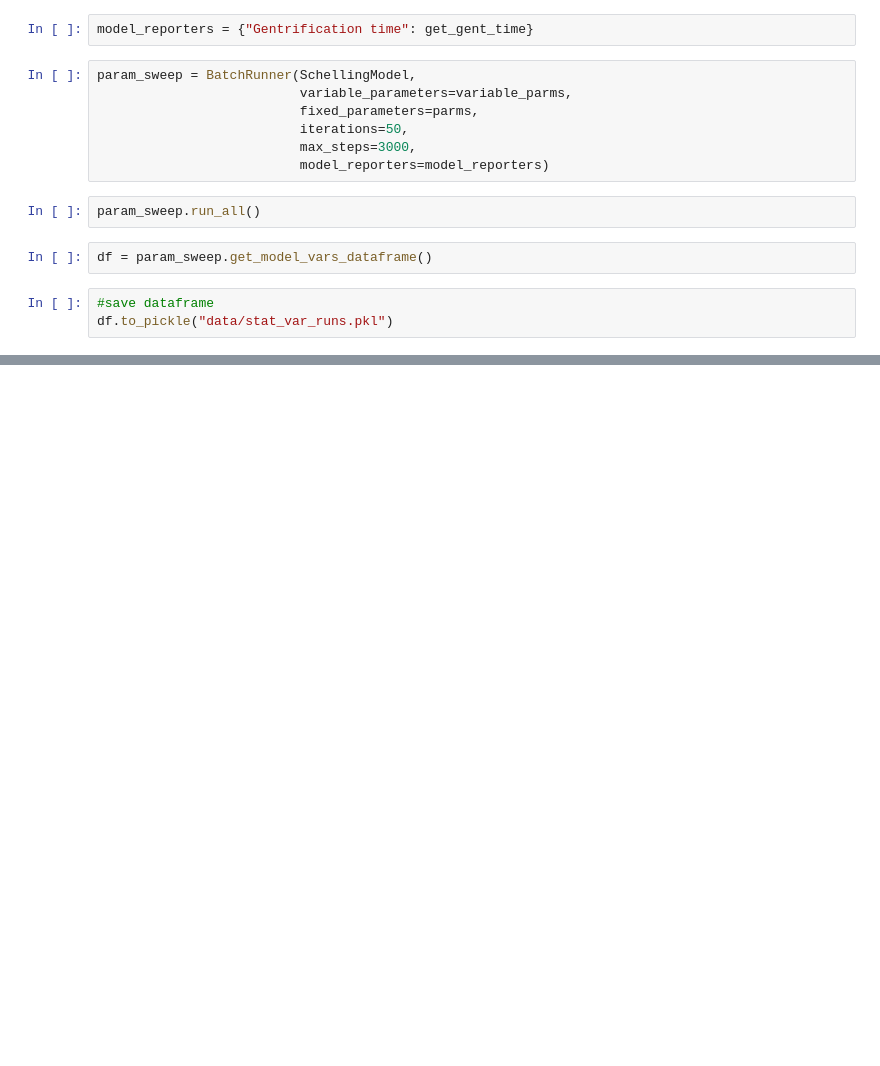
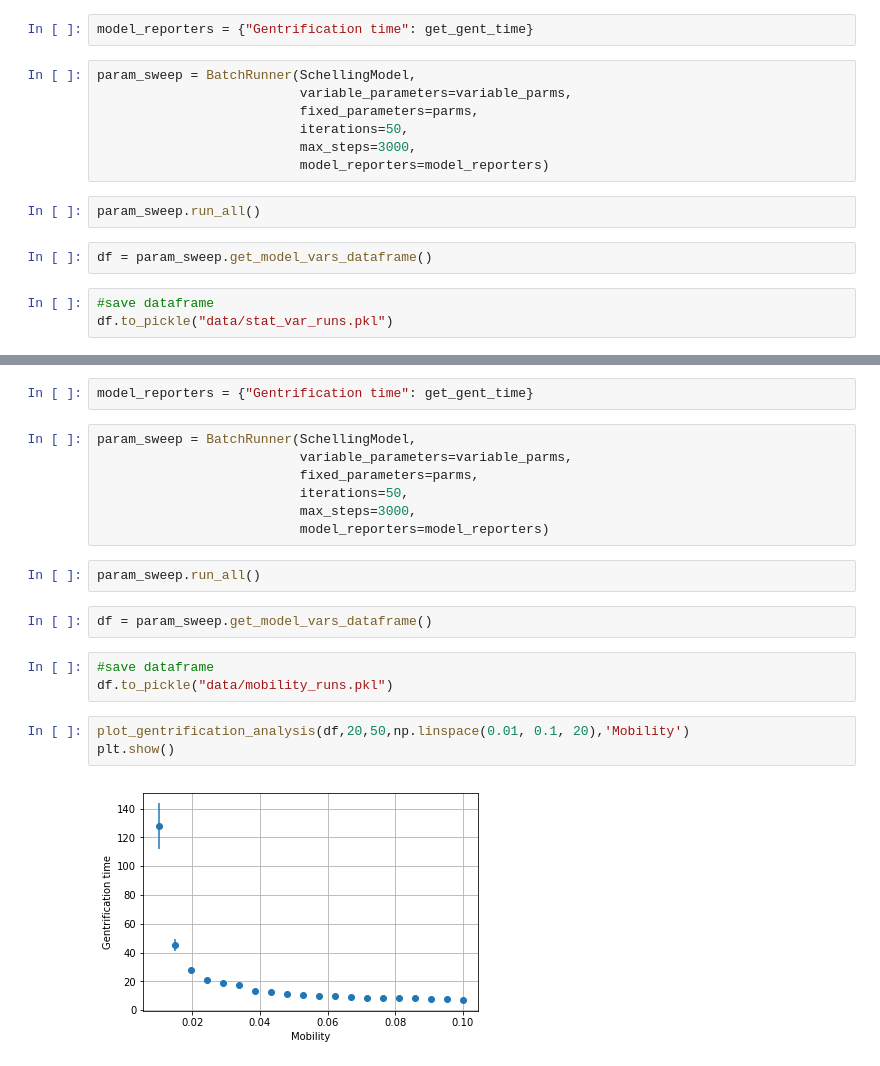
Before and after one commit to BerendNannes/ABMproject, a Jupyter notebook: Code/Shared/analysis.ipynb, the cells around one changed output, grey strips where cells are left out. Drawn from its saved outputs; the diff is of its cells as text; blank space fills up the shorter version.

Commit message:
Analysis with mobility and data added

```diff
--- a/Code/Shared/analysis.ipynb
+++ b/Code/Shared/analysis.ipynb
@@ -192,0 +191,21 @@ plt.grid(True)
+# %%
+model_reporters = {"Gentrification time": get_gent_time}
+# %%
+param_sweep = BatchRunner(SchellingModel,
+                          variable_parameters=variable_parms,
+                          fixed_parameters=parms,
+                          iterations=50,
+                          max_steps=3000,
+                          model_reporters=model_reporters)
+# %%
+param_sweep.run_all()
+# %%
+df = param_sweep.get_model_vars_dataframe()
+# %%
+#save dataframe
+df.to_pickle("data/mobility_runs.pkl")
+# %%
+plot_gentrification_analysis(df,20,50,np.linspace(0.01, 0.1, 20),'Mobility')
+plt.show()
+# %% [output]
+[figure, added]
```
Also changed, not shown: parts of 7 cells of this notebook, 1 other file.
